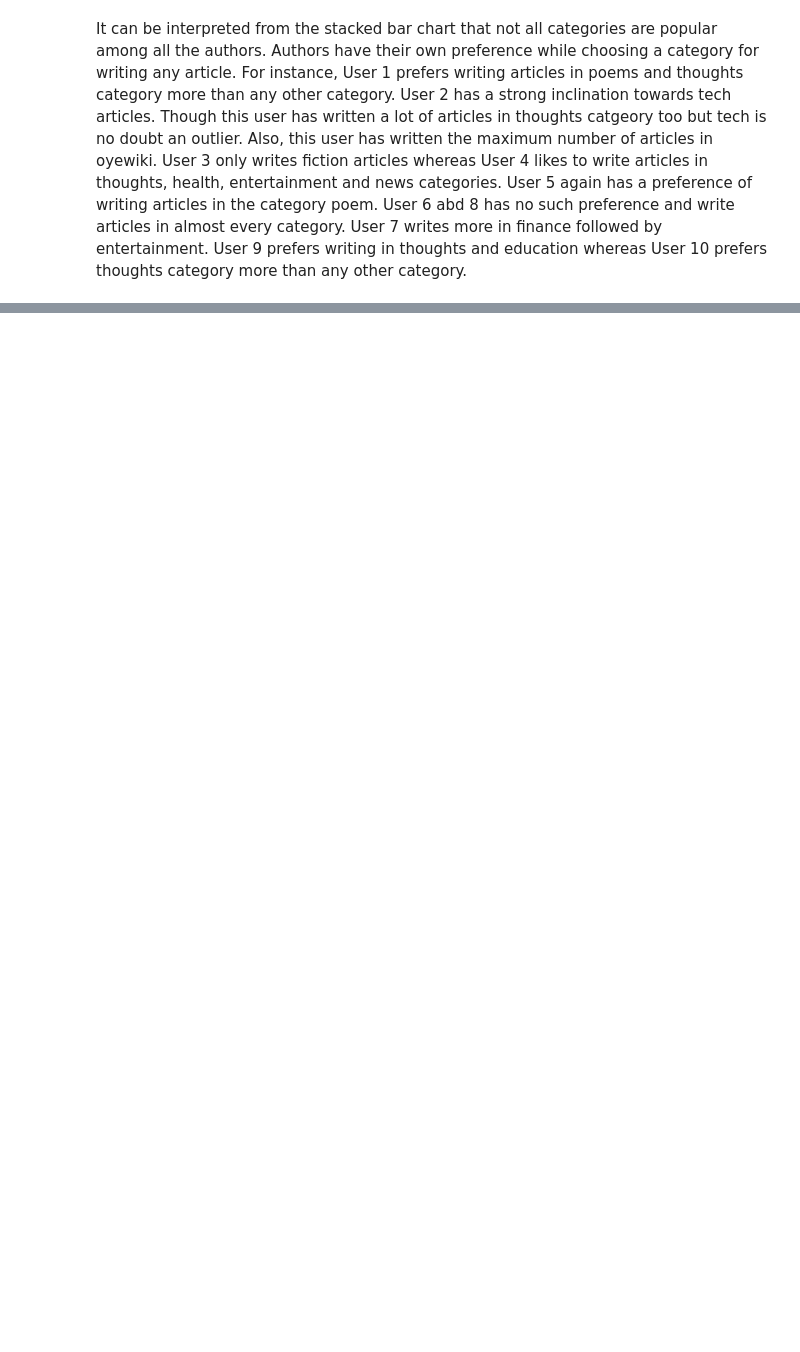
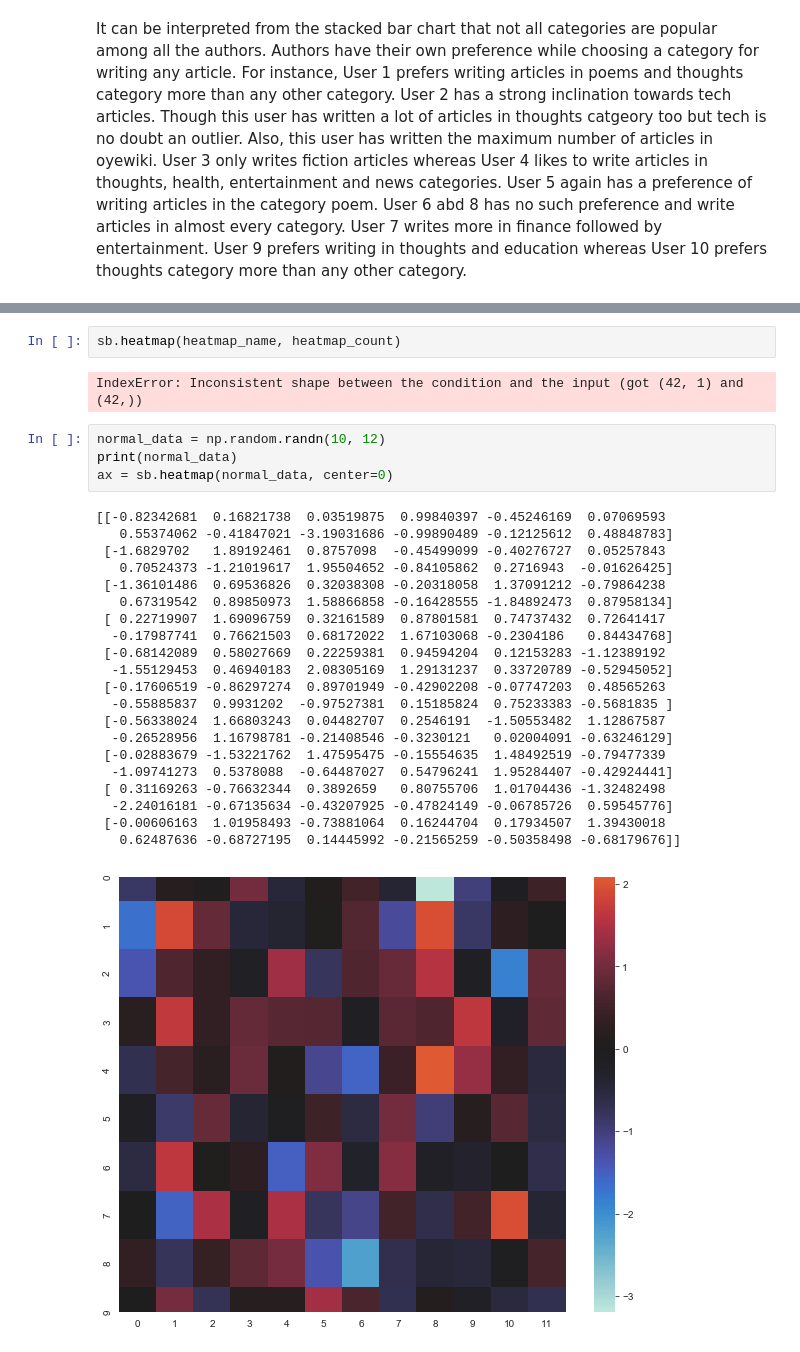
Before and after one commit to chetnakhanna16/oyewiki_ds_analysis, a Jupyter notebook: Oyewiki_Articles.ipynb, the cells around one changed output, grey strips where cells are left out. Cells and saved outputs as stored; diff of their text form; blank space fills up the shorter version.

```diff
--- a/Oyewiki_Articles.ipynb
+++ b/Oyewiki_Articles.ipynb
@@ -376,0 +403,30 @@ It can be interpreted from the stacked bar chart that not all categories are pop
+# %%
+sb.heatmap(heatmap_name, heatmap_count)
+# %% [output]
+IndexError: Inconsistent shape between the condition and the input (got (42, 1) and (42,))
+# %%
+normal_data = np.random.randn(10, 12)
+print(normal_data)
+ax = sb.heatmap(normal_data, center=0)
+# %% [output]
+[[-0.82342681  0.16821738  0.03519875  0.99840397 -0.45246169  0.07069593
+   0.55374062 -0.41847021 -3.19031686 -0.99890489 -0.12125612  0.48848783]
+ [-1.6829702   1.89192461  0.8757098  -0.45499099 -0.40276727  0.05257843
+   0.70524373 -1.21019617  1.95504652 -0.84105862  0.2716943  -0.01626425]
+ [-1.36101486  0.69536826  0.32038308 -0.20318058  1.37091212 -0.79864238
+   0.67319542  0.89850973  1.58866858 -0.16428555 -1.84892473  0.87958134]
+ [ 0.22719907  1.69096759  0.32161589  0.87801581  0.74737432  0.72641417
+  -0.17987741  0.76621503  0.68172022  1.67103068 -0.2304186   0.84434768]
+ [-0.68142089  0.58027669  0.22259381  0.94594204  0.12153283 -1.12389192
+  -1.55129453  0.46940183  2.08305169  1.29131237  0.33720789 -0.52945052]
+ [-0.17606519 -0.86297274  0.89701949 -0.42902208 -0.07747203  0.48565263
+  -0.55885837  0.9931202  -0.97527381  0.15185824  0.75233383 -0.5681835 ]
+ [-0.56338024  1.66803243  0.04482707  0.2546191  -1.50553482  1.12867587
+  -0.26528956  1.16798781 -0.21408546 -0.3230121   0.02004091 -0.63246129]
+ [-0.02883679 -1.53221762  1.47595475 -0.15554635  1.48492519 -0.79477339
+  -1.09741273  0.5378088  -0.64487027  0.54796241  1.95284407 -0.42924441]
+ [ 0.31169263 -0.76632344  0.3892659   0.80755706  1.01704436 -1.32482498
+  -2.24016181 -0.67135634 -0.43207925 -0.47824149 -0.06785726  0.59545776]
+ [-0.00606163  1.01958493 -0.73881064  0.16244704  0.17934507  1.39430018
+   0.62487636 -0.68727195  0.14445992 -0.21565259 -0.50358498 -0.68179676]]
+[figure, added]
```
Also changed, not shown: parts of 3 cells of this notebook.
